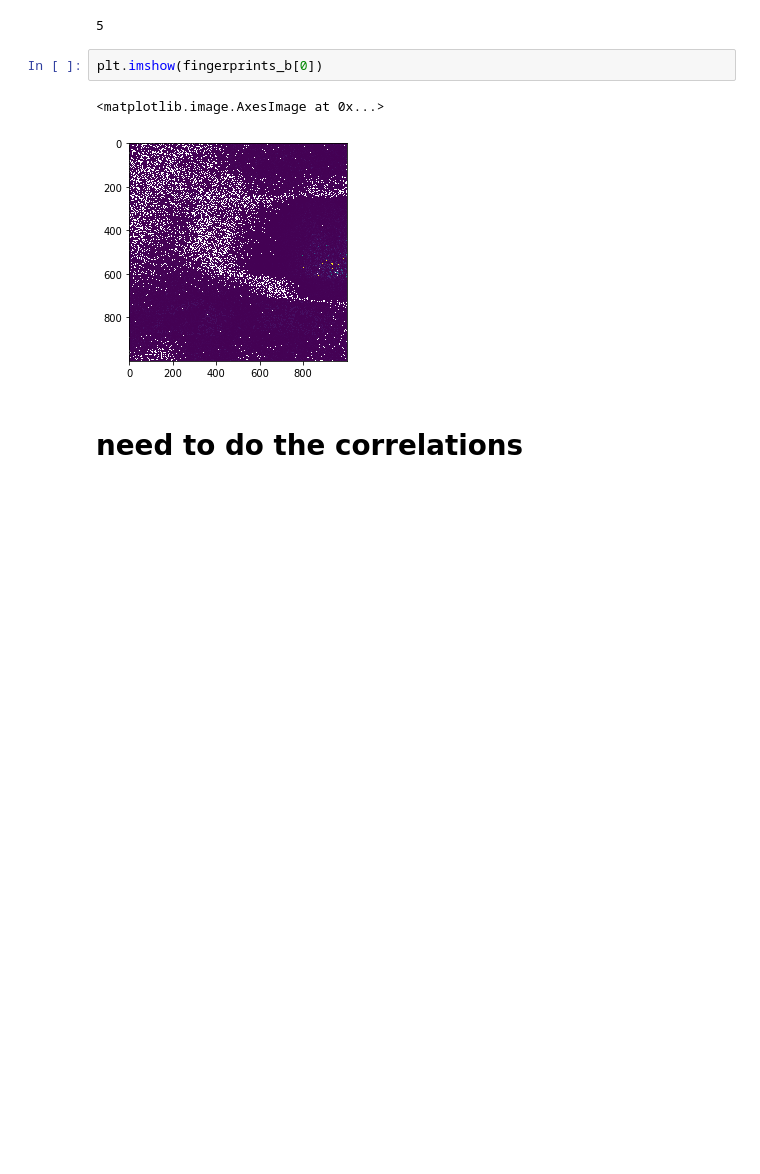
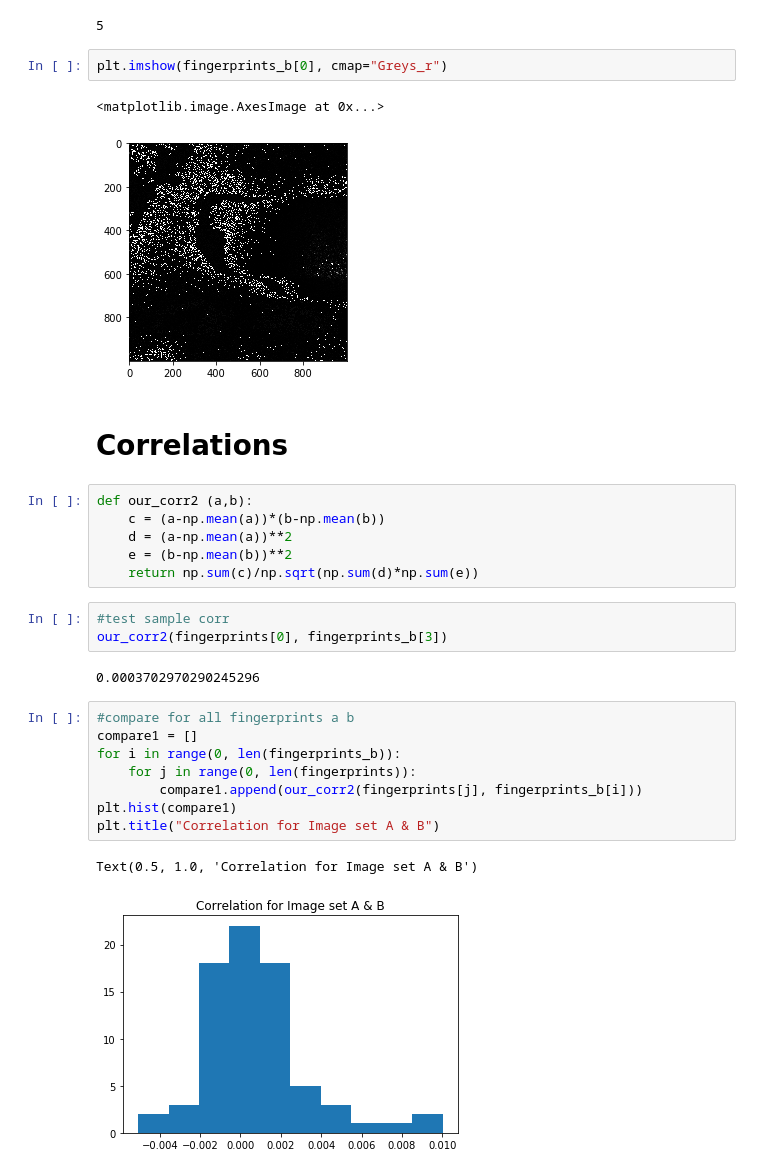
Before and after one commit to kensekense/unige-spring-2020, a Jupyter notebook: selected_topics/forensics/tp1/forensics_TP1.ipynb, the cells around one changed output. Saved outputs shown, nothing was run; the diff lists cells and outputs as text; blank space fills up the shorter version.

```diff
--- a/selected_topics/forensics/tp1/forensics_TP1.ipynb
+++ b/selected_topics/forensics/tp1/forensics_TP1.ipynb
@@ -140,9 +145,31 @@ print(len(fingerprints_b))
 # %% [output]
 5
 # %%
-plt.imshow(fingerprints_b[0])
+plt.imshow(fingerprints_b[0], cmap="Greys_r")
 # %% [output]
 <matplotlib.image.AxesImage at 0x...>
-[figure, old version]
+[figure, new version]
-# %% [markdown]
-# need to do the correlations
+# %% [markdown]
+# Correlations
+# %%
+def our_corr2 (a,b):
+    c = (a-np.mean(a))*(b-np.mean(b))
+    d = (a-np.mean(a))**2
+    e = (b-np.mean(b))**2
+    return np.sum(c)/np.sqrt(np.sum(d)*np.sum(e))
+# %%
+#test sample corr
+our_corr2(fingerprints[0], fingerprints_b[3])
+# %% [output]
+0.0003702970290245296
+# %%
+#compare for all fingerprints a b
+compare1 = []
+for i in range(0, len(fingerprints_b)):
+    for j in range(0, len(fingerprints)):
+        compare1.append(our_corr2(fingerprints[j], fingerprints_b[i]))
+plt.hist(compare1)
+plt.title("Correlation for Image set A & B")
+# %% [output]
+Text(0.5, 1.0, 'Correlation for Image set A & B')
+[figure, added]
```
Also changed, not shown: parts of 11 cells of this notebook, 7 other files.
